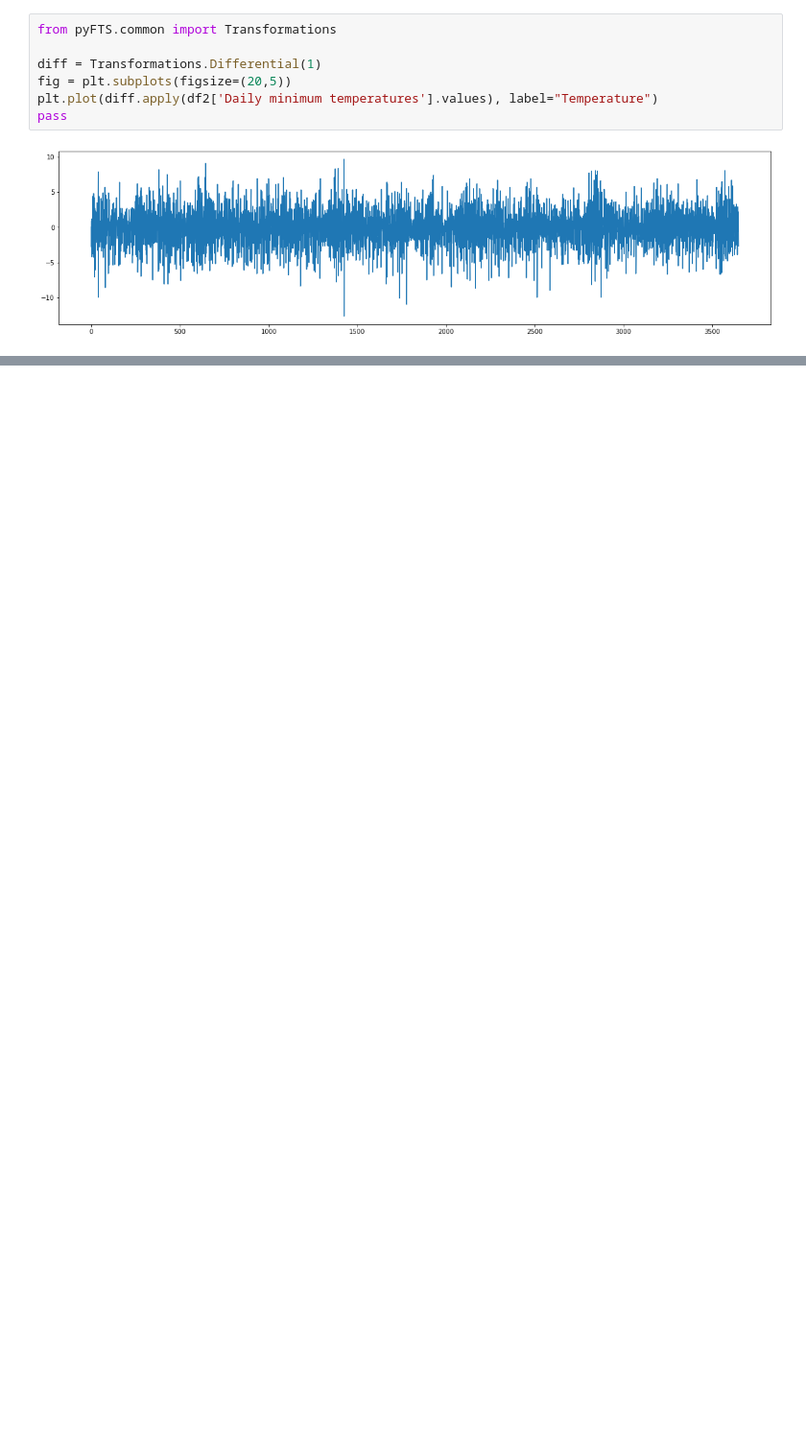
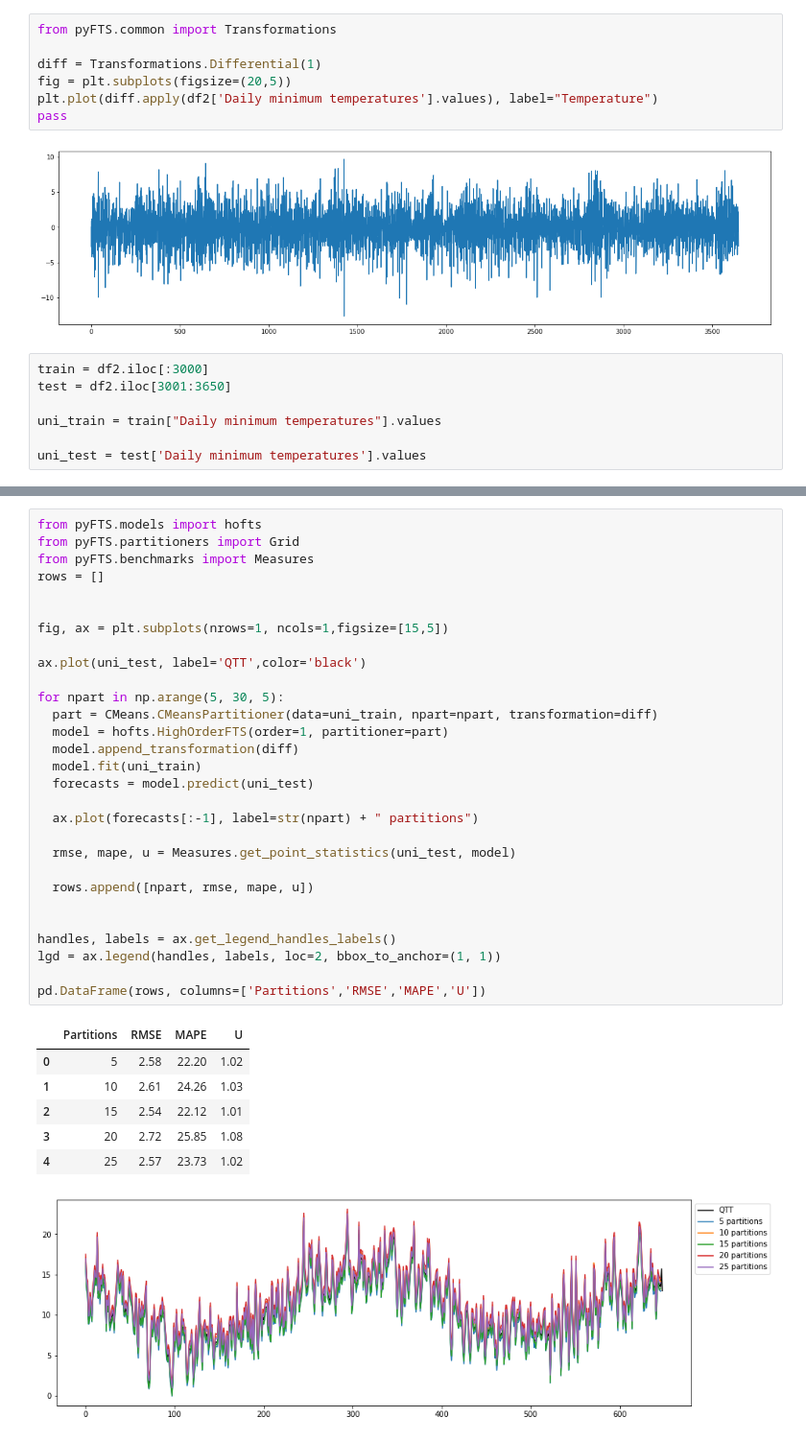
Before and after one commit to philbeliveau/Fuzzy_FTS, a Jupyter notebook: Electricity_data/Electricity_Univariate.ipynb, the cells around one changed output, grey strips where cells are left out. Shown: that part at 96% size. Saved outputs shown, nothing was run; the diff lists cells and outputs as text; blank space fills up the shorter version.

```diff
--- a/Electricity_data/Electricity_Univariate.ipynb
+++ b/Electricity_data/Electricity_Univariate.ipynb
@@ -48,3 +52,10 @@ plt.plot(diff.apply(df2['Daily minimum temperatures'].values), label="Temperatur
 pass
 # %% [output]
 [figure]
+# %%
+train = df2.iloc[:3000]
+test = df2.iloc[3001:3650]
+
+uni_train = train["Daily minimum temperatures"].values
+
+uni_test = test['Daily minimum temperatures'].values
@@ -50,0 +70,37 @@ pass
+# %%
+from pyFTS.models import hofts
+from pyFTS.partitioners import Grid
+from pyFTS.benchmarks import Measures
+rows = []
+
+
+fig, ax = plt.subplots(nrows=1, ncols=1,figsize=[15,5])
+
+ax.plot(uni_test, label='QTT',color='black')
+
+for npart in np.arange(5, 30, 5):
+  part = CMeans.CMeansPartitioner(data=uni_train, npart=npart, transformation=diff)
+  model = hofts.HighOrderFTS(order=1, partitioner=part)
+  model.append_transformation(diff)
+  model.fit(uni_train)
+  forecasts = model.predict(uni_test)
+
+  ax.plot(forecasts[:-1], label=str(npart) + " partitions")
+
+  rmse, mape, u = Measures.get_point_statistics(uni_test, model)
+
+  rows.append([npart, rmse, mape, u])
+
+
+handles, labels = ax.get_legend_handles_labels()
+lgd = ax.legend(handles, labels, loc=2, bbox_to_anchor=(1, 1))
+
+pd.DataFrame(rows, columns=['Partitions','RMSE','MAPE','U'])
+# %% [output]
+|  | Partitions | RMSE | MAPE | U |
+| 0 | 5 | 2.58 | 22.20 | 1.02 |
+| 1 | 10 | 2.61 | 24.26 | 1.03 |
+| 2 | 15 | 2.54 | 22.12 | 1.01 |
+| 3 | 20 | 2.72 | 25.85 | 1.08 |
+| 4 | 25 | 2.57 | 23.73 | 1.02 |
+[figure, added]
```
Also changed, not shown: parts of 24 cells of this notebook, 1 other file.
